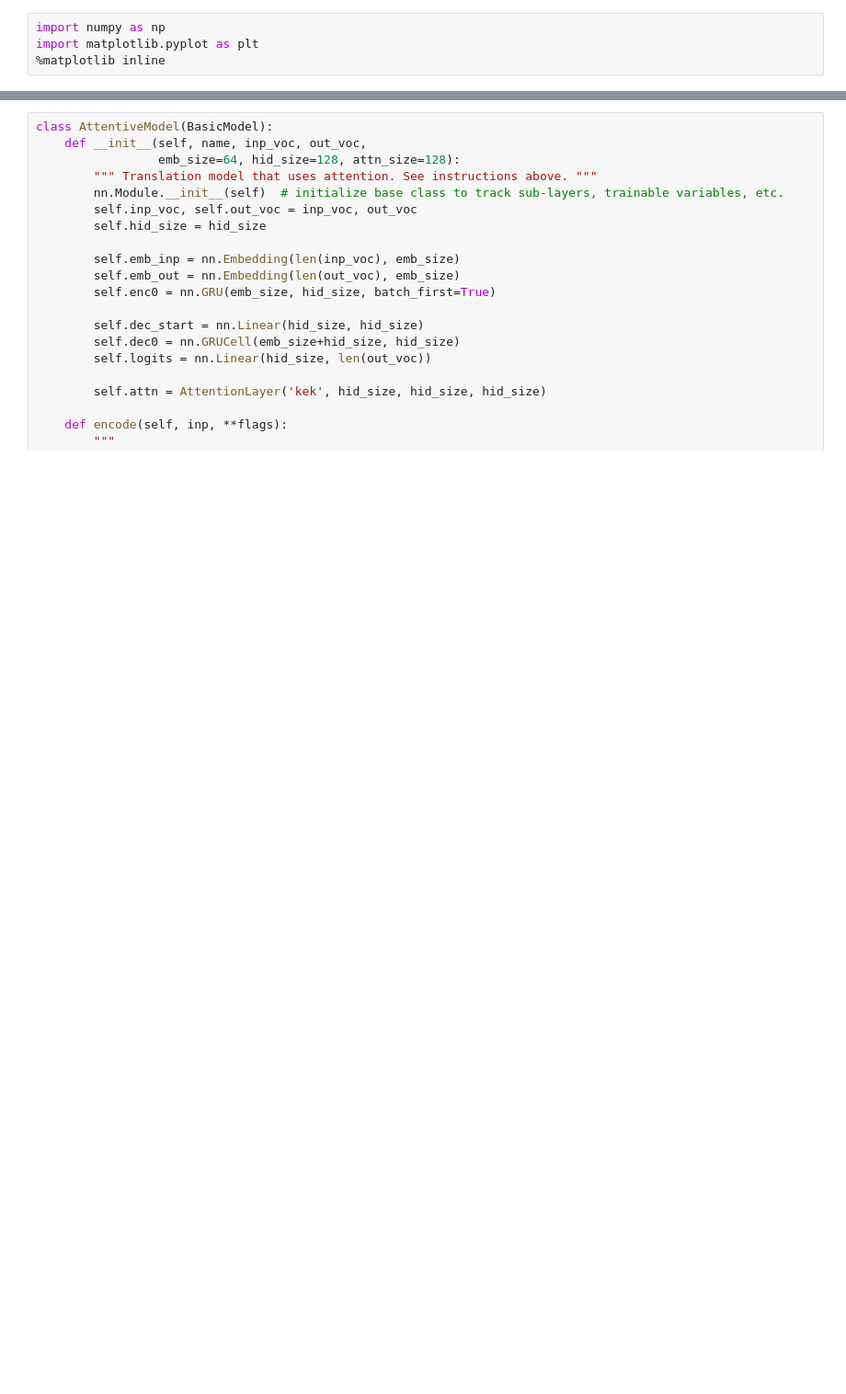
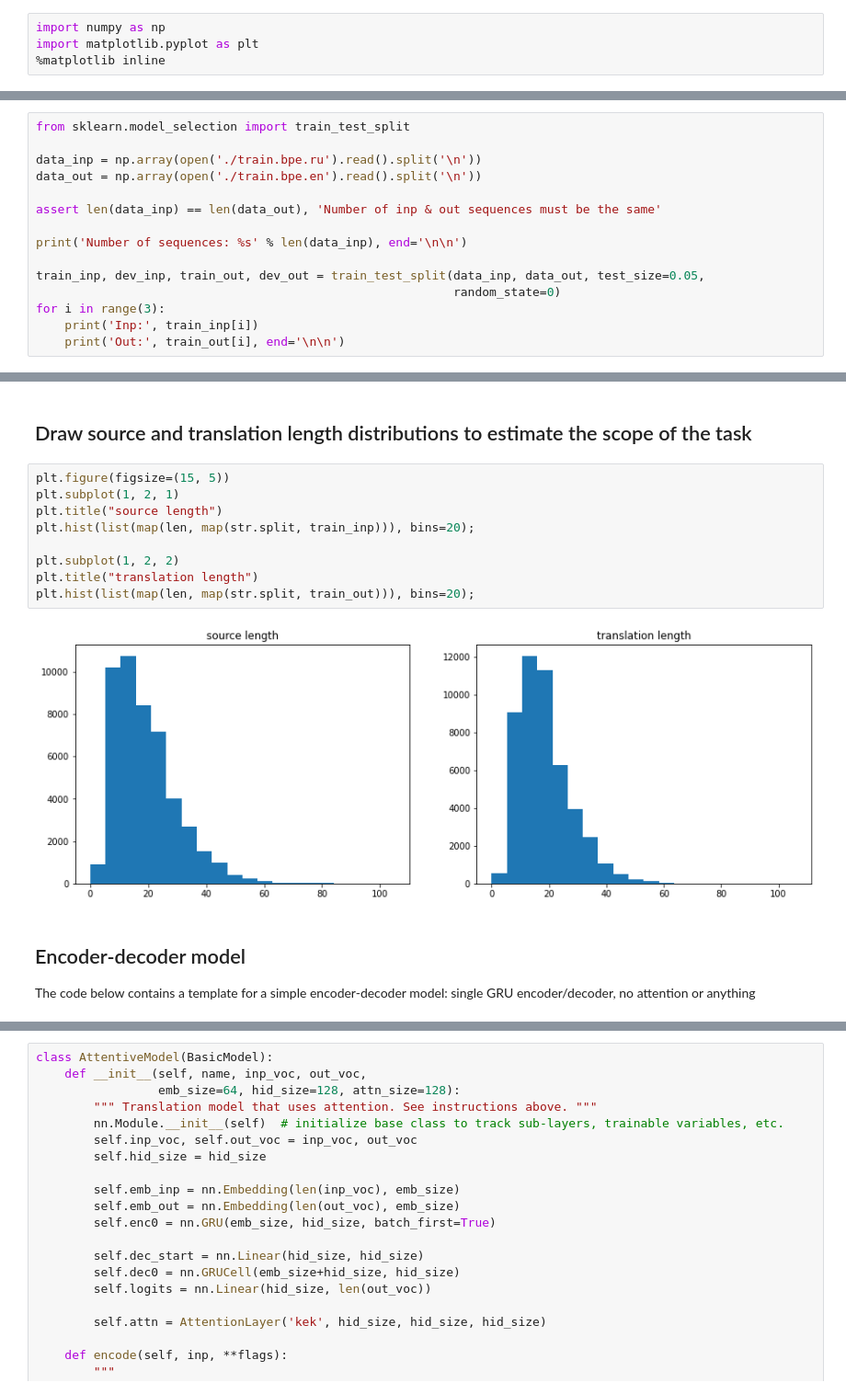
Before and after one commit to artemxx/NMT, a Jupyter notebook: homework_solution.ipynb, the cells around one changed output, grey strips where cells are left out. Shown at 92% size. Saved outputs shown, nothing was run; the diff lists cells and outputs as text; blank space fills up the shorter version.

Commit message:
fit encoder-decoder model & fix docs

```diff
--- a/homework_solution.ipynb
+++ b/homework_solution.ipynb
@@ -522,0 +68,15 @@ _There are, of course, alternative ways to wire attention into your network and
+# %%
+from sklearn.model_selection import train_test_split
+
+data_inp = np.array(open('./train.bpe.ru').read().split('\n'))
+data_out = np.array(open('./train.bpe.en').read().split('\n'))
+
+assert len(data_inp) == len(data_out), 'Number of inp & out sequences must be the same'
+
+print('Number of sequences: %s' % len(data_inp), end='\n\n')
+
+train_inp, dev_inp, train_out, dev_out = train_test_split(data_inp, data_out, test_size=0.05,
+                                                          random_state=0)
+for i in range(3):
+    print('Inp:', train_inp[i])
+    print('Out:', train_out[i], end='\n\n')
@@ -522,0 +119,17 @@ _There are, of course, alternative ways to wire attention into your network and
+# %% [markdown]
+## Draw source and translation length distributions to estimate the scope of the task
+# %%
+plt.figure(figsize=(15, 5))
+plt.subplot(1, 2, 1)
+plt.title("source length")
+plt.hist(list(map(len, map(str.split, train_inp))), bins=20);
+
+plt.subplot(1, 2, 2)
+plt.title("translation length")
+plt.hist(list(map(len, map(str.split, train_out))), bins=20);
+# %% [output]
+[figure, added]
+# %% [markdown]
+## Encoder-decoder model
+
+The code below contains a template for a simple encoder-decoder model: single GRU encoder/decoder, no attention or anything
```
Also changed, not shown: parts of 57 cells of this notebook, 1 other file.
